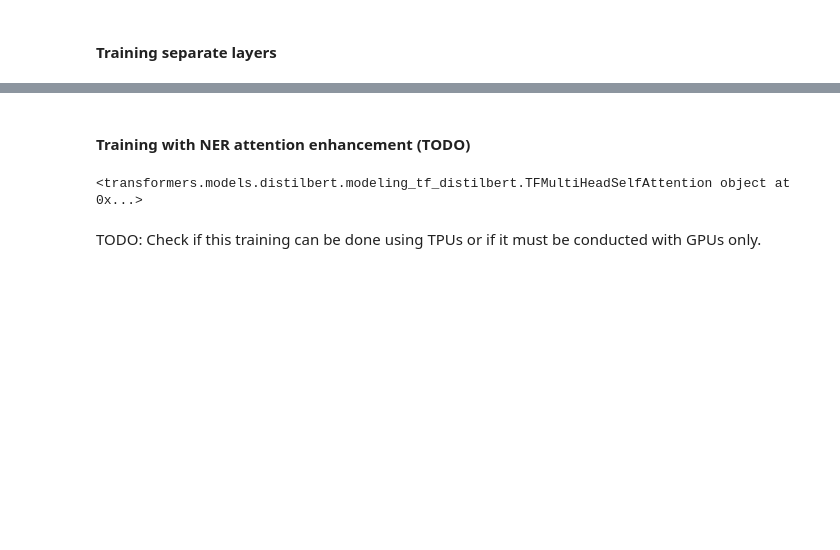
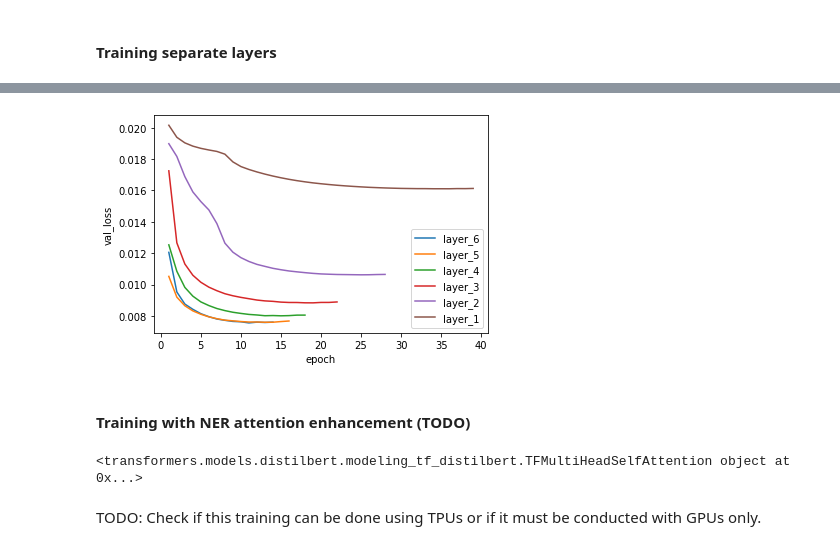
Before and after one commit to MarcelloCeresini/QuestionAnswering, a Jupyter notebook: src/train_clean.ipynb, the cells around one changed output, grey strips where cells are left out. Cells and saved outputs as stored; diff of their text form; code cells hidden in the pictures; blank space fills up the shorter version.

```diff
--- a/src/train_clean.ipynb
+++ b/src/train_clean.ipynb
@@ -496,15 +580,16 @@ if train_separate_layers:
 # %%
 if train_separate_layers:
     # final plot
-    x = [i for i in range(1,EPOCHS+1)]
     for history in histories:
+        x = [i for i in range(1,len(history['val_loss'])+1)]
         plt.plot(x, history['val_loss'])
 
-    plt.xticks(x)
     plt.xlabel("epoch")
     plt.ylabel("val_loss")
     plt.legend(["layer_" + str(i) for i in range(6, 0, -1)])
     plt.show()
+# %% [output]
+[figure, added]
 # %% [markdown]
 #### Training with NER attention enhancement (TODO)
 # %%
```
Also changed, not shown: parts of 7 cells of this notebook, 1 other file.
